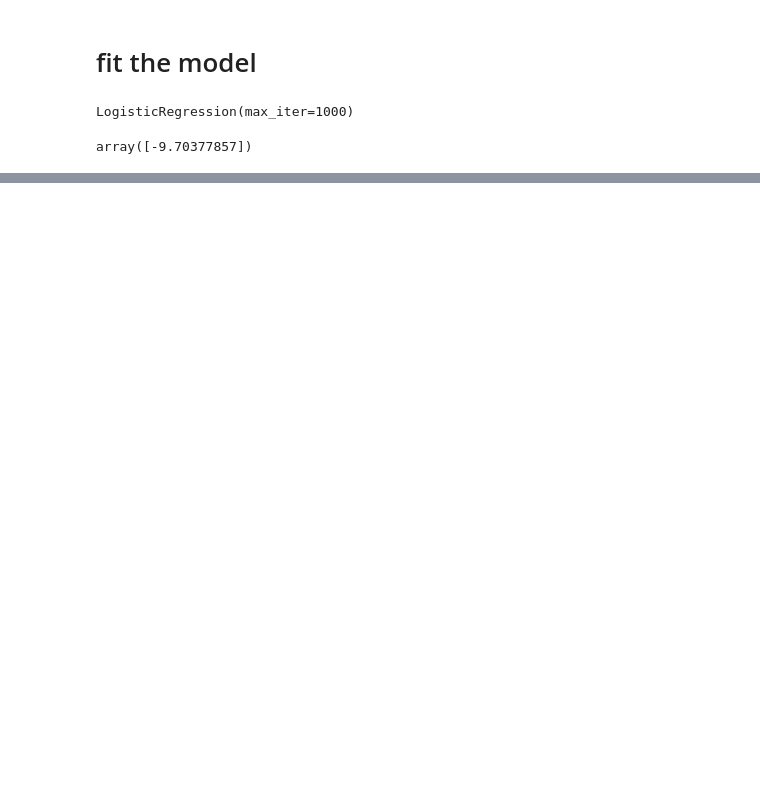
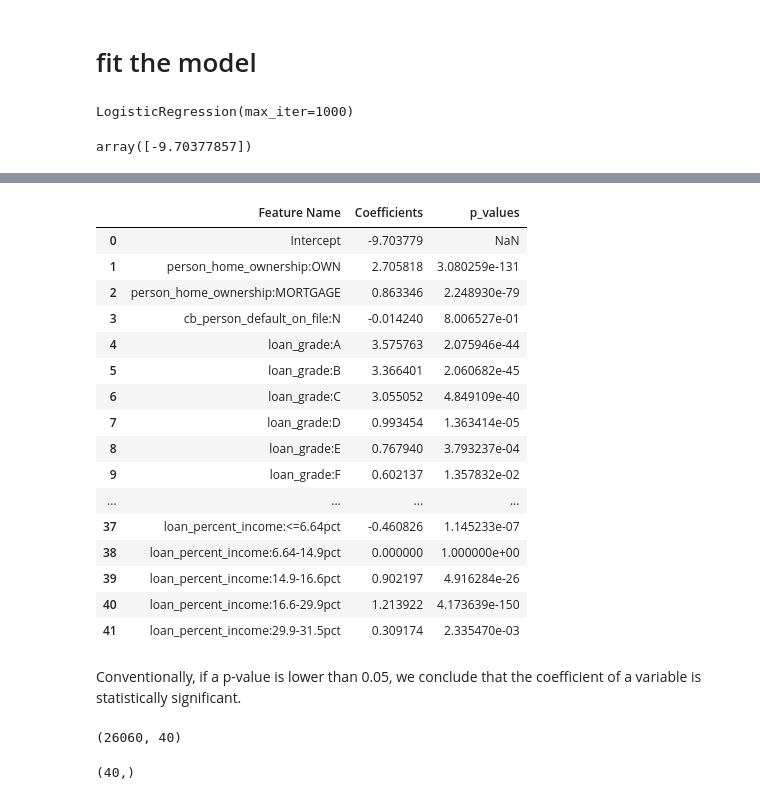
Before and after one commit to harryzyz/CreditRiskDemo, a Jupyter notebook: case1/PDmodeling.ipynb, the cells around one changed output, grey strips where cells are left out. Saved outputs shown, nothing was run; the diff lists cells and outputs as text; code cells hidden in the pictures; blank space fills up the shorter version.

```diff
--- a/case1/PDmodeling.ipynb
+++ b/case1/PDmodeling.ipynb
@@ -141,0 +246,7 @@ array([-9.70377857])
+# %%
+summary_table = pd.DataFrame(columns=['Feature Name'], data=feature_name)
+summary_table['Coefficients'] = np.transpose(reg.coef_)
+summary_table.index = summary_table.index + 1
+summary_table.loc[0] = ['Intercept', reg.intercept_[0]]
+summary_table = summary_table.sort_index()
+summary_table.head()
@@ -141,0 +260,28 @@ array([-9.70377857])
+# %%
+p_values = reg.p_values
+# %%
+p_values = np.append(np.nan, np.array(p_values))
+# %%
+summary_table['p_values'] = p_values
+# %%
+summary_table
+# %% [output]
+|  | Feature Name | Coefficients | p_values |
+| 0 | Intercept | -9.703779 | NaN |
+| 1 | person_home_ownership:OWN | 2.705818 | 3.080259e-131 |
+| 2 | person_home_ownership:MORTGAGE | 0.863346 | 2.248930e-79 |
+| 3 | cb_person_default_on_file:N | -0.014240 | 8.006527e-01 |
+| 4 | loan_grade:A | 3.575763 | 2.075946e-44 |
+| 5 | loan_grade:B | 3.366401 | 2.060682e-45 |
+| 6 | loan_grade:C | 3.055052 | 4.849109e-40 |
+| 7 | loan_grade:D | 0.993454 | 1.363414e-05 |
+| 8 | loan_grade:E | 0.767940 | 3.793237e-04 |
+| 9 | loan_grade:F | 0.602137 | 1.357832e-02 |
+| ... | ... | ... | ... |
+| 37 | loan_percent_income:<=6.64pct | -0.460826 | 1.145233e-07 |
+| 38 | loan_percent_income:6.64-14.9pct | 0.000000 | 1.000000e+00 |
+| 39 | loan_percent_income:14.9-16.6pct | 0.902197 | 4.916284e-26 |
+| 40 | loan_percent_income:16.6-29.9pct | 1.213922 | 4.173639e-150 |
+| 41 | loan_percent_income:29.9-31.5pct | 0.309174 | 2.335470e-03 |
+# %% [markdown]
+Conventionally, if a p-value is lower than 0.05, we conclude that the coefficient of a variable is statistically significant.
@@ -141,0 +358,4 @@ array([-9.70377857])
+# %%
+X_train.shape
+# %% [output]
+(26060, 40)
@@ -141,0 +368,4 @@ array([-9.70377857])
+# %%
+feature_name.shape
+# %% [output]
+(40,)
```
Also changed, not shown: parts of 46 cells of this notebook, 2 other files.
